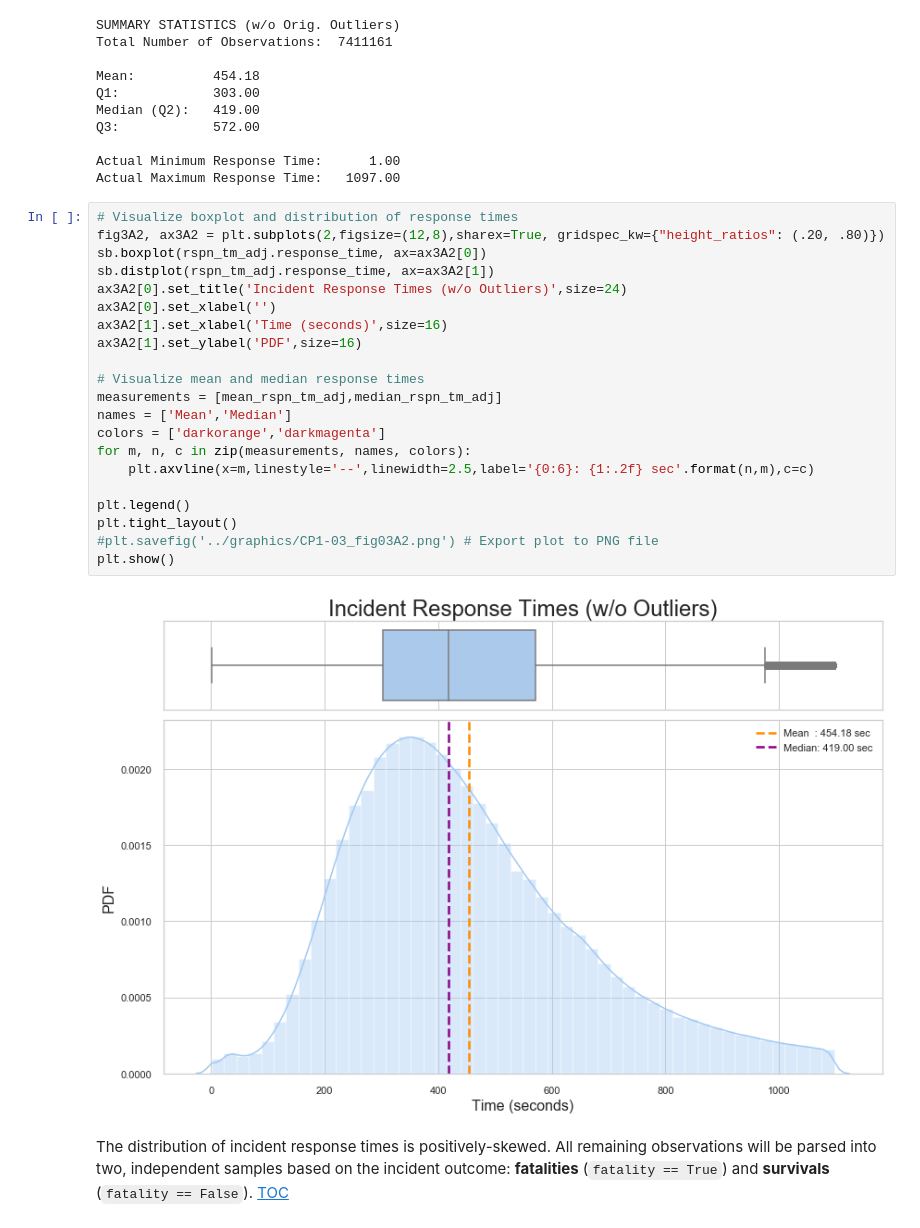
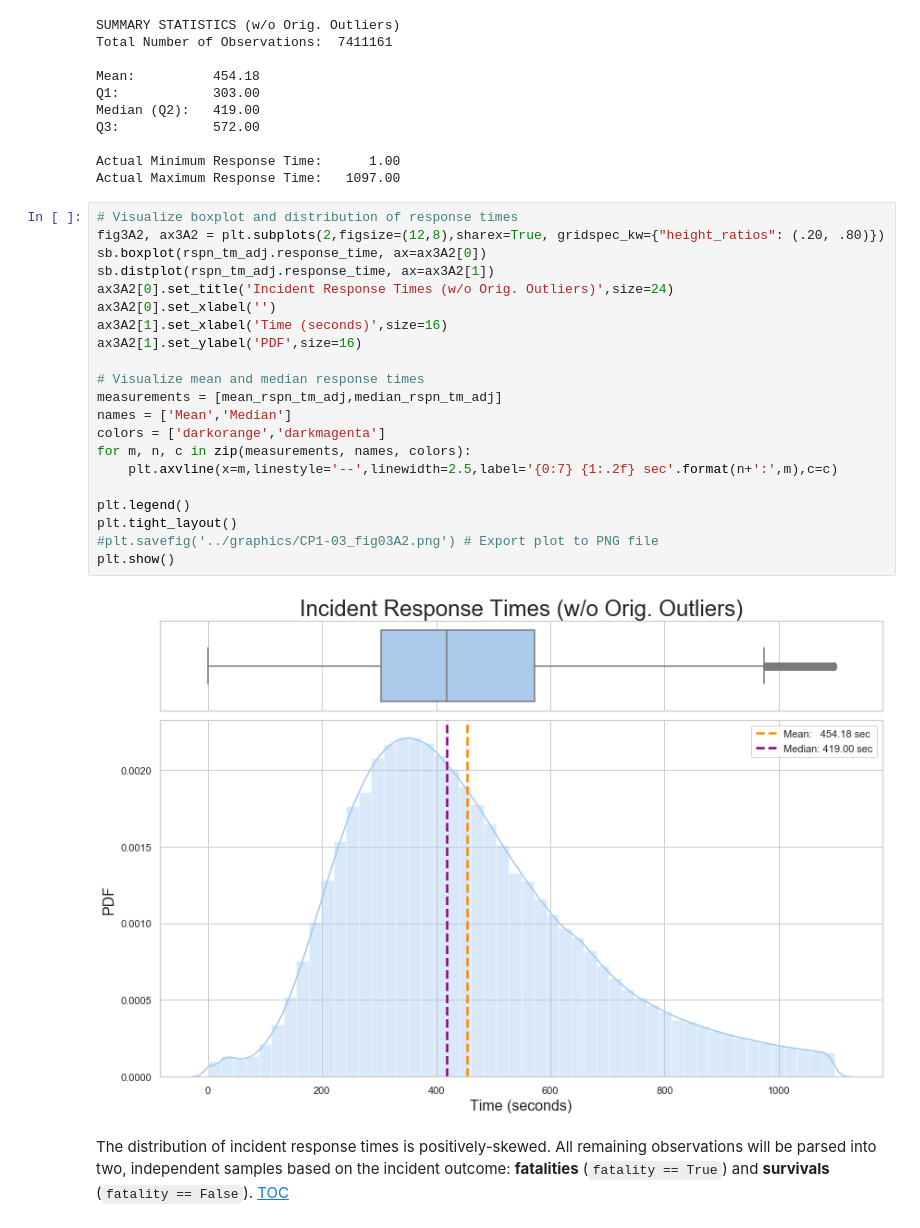
Before and after one commit to JD-Williams/Springboard, a Jupyter notebook: Capstones/Capstone 1/code/CP1-03_Stats.ipynb, the cells around one changed output. Drawn from its saved outputs; the diff is of its cells as text.

```diff
--- a/Capstones/Capstone 1/code/CP1-03_Stats.ipynb
+++ b/Capstones/Capstone 1/code/CP1-03_Stats.ipynb
@@ -307,26 +303,26 @@ Actual Maximum Response Time:   1097.00
 # %%
 # Visualize boxplot and distribution of response times
 fig3A2, ax3A2 = plt.subplots(2,figsize=(12,8),sharex=True, gridspec_kw={"height_ratios": (.20, .80)})
 sb.boxplot(rspn_tm_adj.response_time, ax=ax3A2[0])
 sb.distplot(rspn_tm_adj.response_time, ax=ax3A2[1])
-ax3A2[0].set_title('Incident Response Times (w/o Outliers)',size=24)
+ax3A2[0].set_title('Incident Response Times (w/o Orig. Outliers)',size=24)
 ax3A2[0].set_xlabel('')
 ax3A2[1].set_xlabel('Time (seconds)',size=16)
 ax3A2[1].set_ylabel('PDF',size=16)
 
 # Visualize mean and median response times
 measurements = [mean_rspn_tm_adj,median_rspn_tm_adj]
 names = ['Mean','Median']
 colors = ['darkorange','darkmagenta']
 for m, n, c in zip(measurements, names, colors):
-    plt.axvline(x=m,linestyle='--',linewidth=2.5,label='{0:6}: {1:.2f} sec'.format(n,m),c=c)
+    plt.axvline(x=m,linestyle='--',linewidth=2.5,label='{0:7} {1:.2f} sec'.format(n+':',m),c=c)
 
 plt.legend()
 plt.tight_layout()
 #plt.savefig('../graphics/CP1-03_fig03A2.png') # Export plot to PNG file
 plt.show()
 # %% [output]
-[figure, old version]
+[figure, new version]
 # %% [markdown]
 The distribution of incident response times is positively-skewed. All remaining observations will be parsed into two, independent samples based on the incident outcome: __fatalities__ (`fatality == True`) and __survivals__ (`fatality == False`). [TOC](#TOC)
 # %% [markdown]
```
Also changed, not shown: parts of 8 cells of this notebook.
